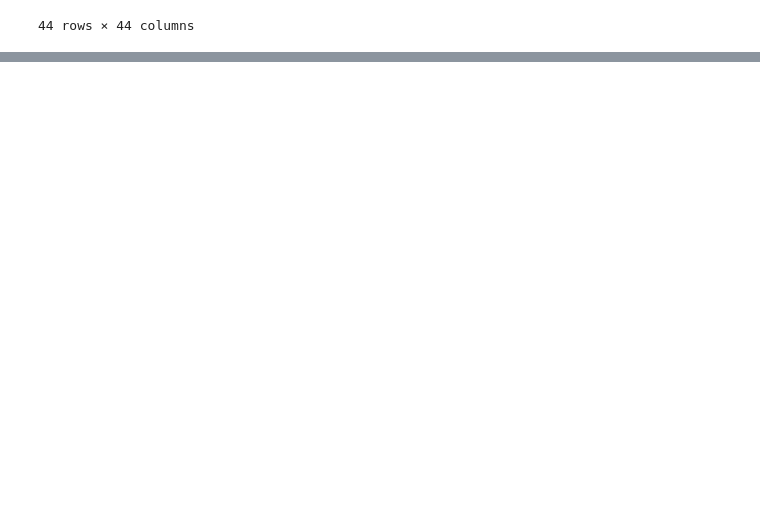
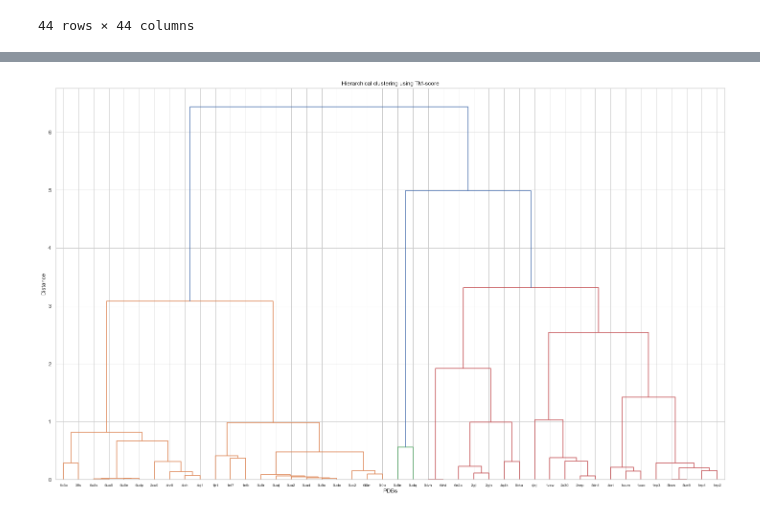
Before and after one commit to AlessandroManente/BD_Project_DS, a Jupyter notebook: Team_1_Project.ipynb, the cells around one changed output, grey strips where cells are left out. Saved outputs shown, nothing was run; the diff lists cells and outputs as text; code cells hidden in the pictures; blank space fills up the shorter version.

```diff
--- a/Team_1_Project.ipynb
+++ b/Team_1_Project.ipynb
@@ -286,0 +308,10 @@ plt.show()
+# %%
+z = linkage(tmscorematrix, 'ward')
+fig = plt.figure(figsize=(25, 15))
+dn = dendrogram(z, labels = tmscorematrix.index, leaf_rotation=0)
+plt.title("Hierarchical clustering using TM-score")
+plt.ylabel("Distance")
+plt.xlabel("PDBs")
+plt.savefig(".\\data_team_1\\_part_2\\original_datasets\\family_structures\\pdbs_psiblast_C_4_uniref90_1iterations\\dendo_tmscore.png")
+# %% [output]
+[figure, added]
```
Also changed, not shown: parts of 6 cells of this notebook, 5 other files.
